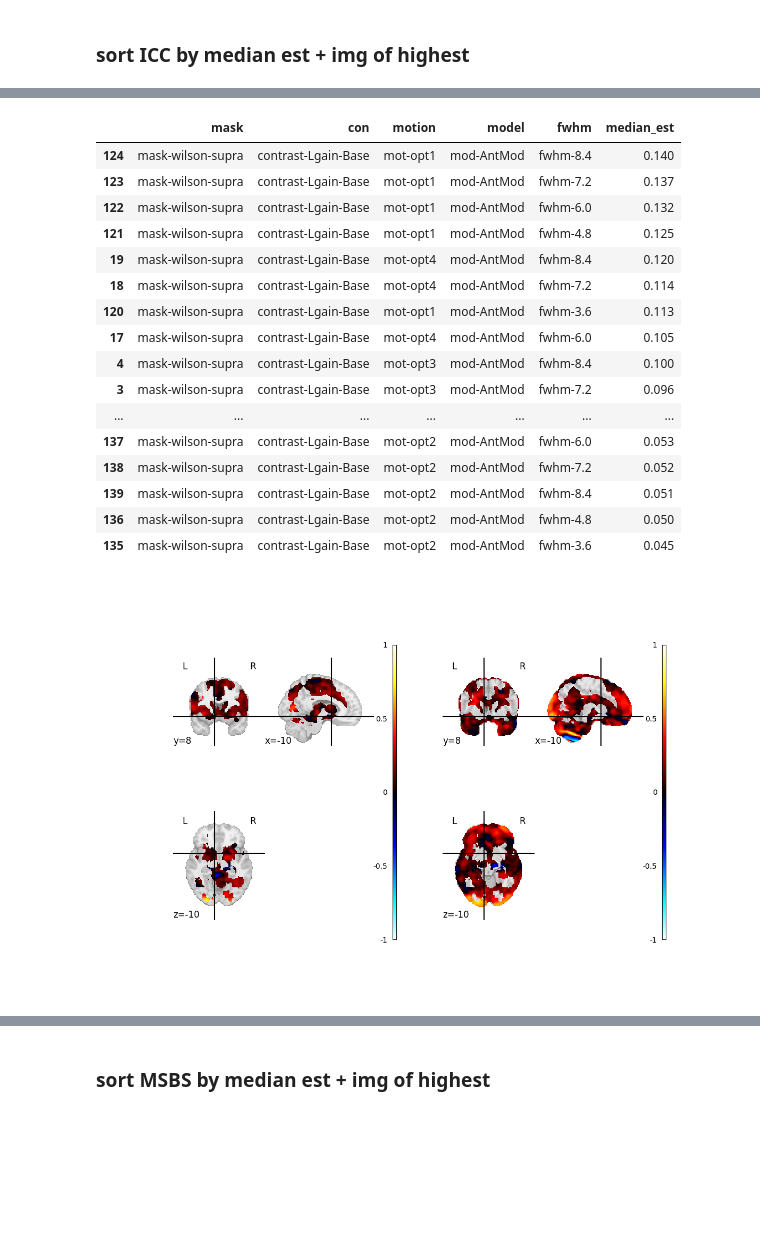
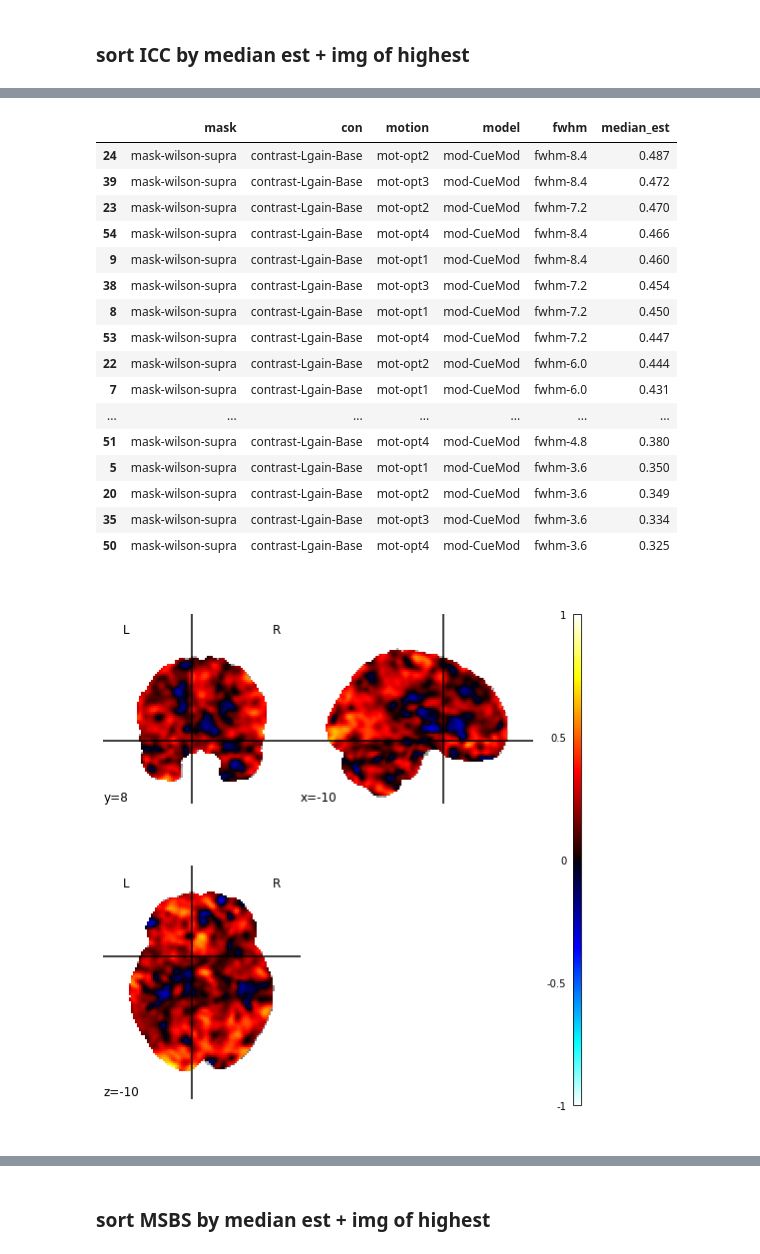
Before and after one commit to demidenm/Multiverse_Reliability, a Jupyter notebook: Stage2_Code/run-analyses.ipynb, the cells around one changed output, grey strips where cells are left out. Saved outputs shown, nothing was run; the diff lists cells and outputs as text; code cells hidden in the pictures; blank space fills up the shorter version.

```diff
--- a/Stage2_Code/run-analyses.ipynb
+++ b/Stage2_Code/run-analyses.ipynb
@@ -99,12 +99,9 @@ def plot_icc_maps(maps, names, coordinates, vmax):
     plt.show()
 
 
-def plot_top_maps(imgs, img_index, coordinates, vmax):
-    fig, axes = plt.subplots(1, 2, figsize=(12, 8))
-
-    for i, img in enumerate(imgs):
-        plotting.plot_stat_map(img[img_index], display_mode='tiled',
-                               cut_coords=coordinates, vmax=vmax, axes=axes[i])
+def plot_top_map(img, img_index, coordinates, vmax):
+    plotting.plot_stat_map(img[img_index], display_mode='tiled',
+                           cut_coords=coordinates, vmax=vmax)
 
     plt.tight_layout()
     plt.show()
@@ -397,36 +395,32 @@ conditions = (
     (df_icc_supra["mask"] == "mask-wilson-supra") &
     (df_icc_supra["con"] == "contrast-Lgain-Base") &
     #(df_icc_supra["motion"] == "mot-opt3") &
-    (df_icc_supra["model"] == "mod-AntMod")
+    (df_icc_supra["model"] == "mod-CueMod")
     #(df_icc_supra["fwhm"] == "fwhm-8.4")
 )
 
 df_icc_supra[conditions].sort_values(by='median_est', ascending=False)
 # %% [output]
 |  | mask | con | motion | model | fwhm | median_est |
-| 124 | mask-wilson-supra | contrast-Lgain-Base | mot-opt1 | mod-AntMod | fwhm-8.4 | 0.140 |
-| 123 | mask-wilson-supra | contrast-Lgain-Base | mot-opt1 | mod-AntMod | fwhm-7.2 | 0.137 |
-| 122 | mask-wilson-supra | contrast-Lgain-Base | mot-opt1 | mod-AntMod | fwhm-6.0 | 0.132 |
-| 121 | mask-wilson-supra | contrast-Lgain-Base | mot-opt1 | mod-AntMod | fwhm-4.8 | 0.125 |
-| 19 | mask-wilson-supra | contrast-Lgain-Base | mot-opt4 | mod-AntMod | fwhm-8.4 | 0.120 |
-| 18 | mask-wilson-supra | contrast-Lgain-Base | mot-opt4 | mod-AntMod | fwhm-7.2 | 0.114 |
-| 120 | mask-wilson-supra | contrast-Lgain-Base | mot-opt1 | mod-AntMod | fwhm-3.6 | 0.113 |
-| 17 | mask-wilson-supra | contrast-Lgain-Base | mot-opt4 | mod-AntMod | fwhm-6.0 | 0.105 |
-| 4 | mask-wilson-supra | contrast-Lgain-Base | mot-opt3 | mod-AntMod | fwhm-8.4 | 0.100 |
-| 3 | mask-wilson-supra | contrast-Lgain-Base | mot-opt3 | mod-AntMod | fwhm-7.2 | 0.096 |
+| 24 | mask-wilson-supra | contrast-Lgain-Base | mot-opt2 | mod-CueMod | fwhm-8.4 | 0.487 |
+| 39 | mask-wilson-supra | contrast-Lgain-Base | mot-opt3 | mod-CueMod | fwhm-8.4 | 0.472 |
+| 23 | mask-wilson-supra | contrast-Lgain-Base | mot-opt2 | mod-CueMod | fwhm-7.2 | 0.470 |
+| 54 | mask-wilson-supra | contrast-Lgain-Base | mot-opt4 | mod-CueMod | fwhm-8.4 | 0.466 |
+| 9 | mask-wilson-supra | contrast-Lgain-Base | mot-opt1 | mod-CueMod | fwhm-8.4 | 0.460 |
+| 38 | mask-wilson-supra | contrast-Lgain-Base | mot-opt3 | mod-CueMod | fwhm-7.2 | 0.454 |
+| 8 | mask-wilson-supra | contrast-Lgain-Base | mot-opt1 | mod-CueMod | fwhm-7.2 | 0.450 |
+| 53 | mask-wilson-supra | contrast-Lgain-Base | mot-opt4 | mod-CueMod | fwhm-7.2 | 0.447 |
+| 22 | mask-wilson-supra | contrast-Lgain-Base | mot-opt2 | mod-CueMod | fwhm-6.0 | 0.444 |
+| 7 | mask-wilson-supra | contrast-Lgain-Base | mot-opt1 | mod-CueMod | fwhm-6.0 | 0.431 |
 | ... | ... | ... | ... | ... | ... | ... |
-| 137 | mask-wilson-supra | contrast-Lgain-Base | mot-opt2 | mod-AntMod | fwhm-6.0 | 0.053 |
-| 138 | mask-wilson-supra | contrast-Lgain-Base | mot-opt2 | mod-AntMod | fwhm-7.2 | 0.052 |
-| 139 | mask-wilson-supra | contrast-Lgain-Base | mot-opt2 | mod-AntMod | fwhm-8.4 | 0.051 |
-| 136 | mask-wilson-supra | contrast-Lgain-Base | mot-opt2 | mod-AntMod | fwhm-4.8 | 0.050 |
-| 135 | mask-wilson-supra | contrast-Lgain-Base | mot-opt2 | mod-AntMod | fwhm-3.6 | 0.045 |
+| 51 | mask-wilson-supra | contrast-Lgain-Base | mot-opt4 | mod-CueMod | fwhm-4.8 | 0.380 |
+| 5 | mask-wilson-supra | contrast-Lgain-Base | mot-opt1 | mod-CueMod | fwhm-3.6 | 0.350 |
+| 20 | mask-wilson-supra | contrast-Lgain-Base | mot-opt2 | mod-CueMod | fwhm-3.6 | 0.349 |
+| 35 | mask-wilson-supra | contrast-Lgain-Base | mot-opt3 | mod-CueMod | fwhm-3.6 | 0.334 |
+| 50 | mask-wilson-supra | contrast-Lgain-Base | mot-opt4 | mod-CueMod | fwhm-3.6 | 0.325 |
 # %%
-icc_maps = [icc_supra_imgs, icc_sub_imgs]
-icc_img = 124
-
-plot_top_maps(imgs=icc_maps,
-              img_index=icc_img,
-              coordinates=(-10, 8, -10), vmax=1)
+icc_ind = 124
+plot_top_map(img=icc_imgs, img_index=icc_ind, coordinates=(-10, 8, -10), vmax=1)
 # %% [output]
-[figure, old version]
+[figure, new version]
 # %%
```
Also changed, not shown: parts of 30 cells of this notebook.
